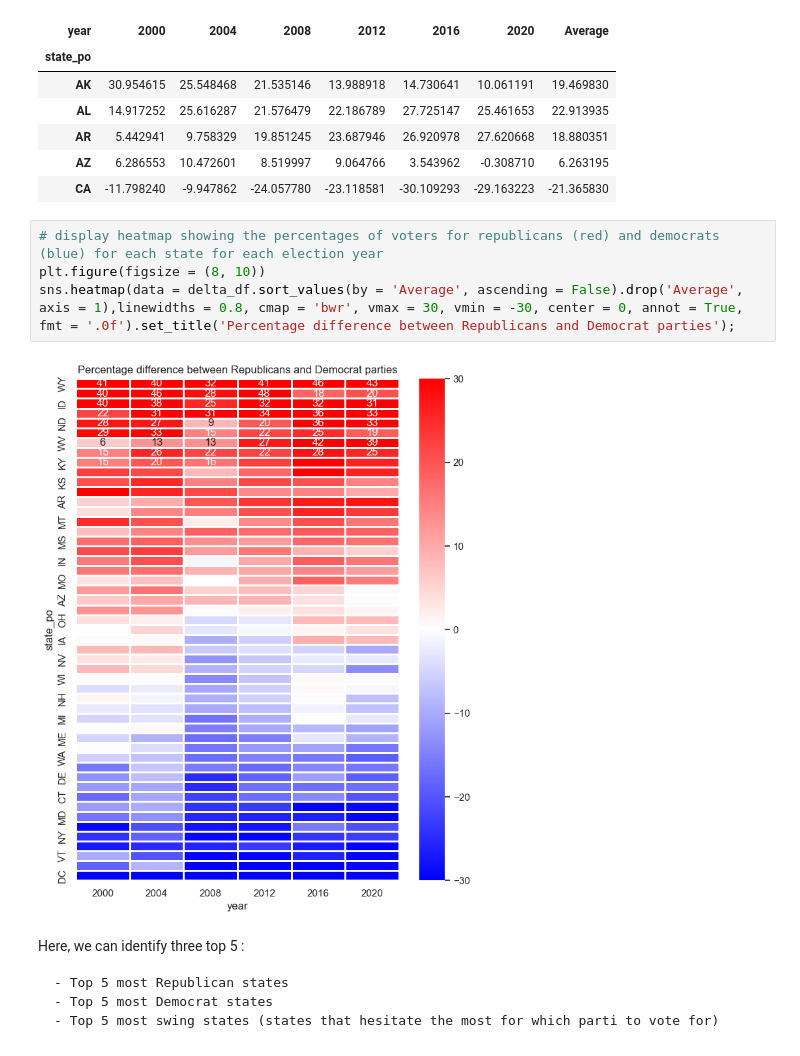
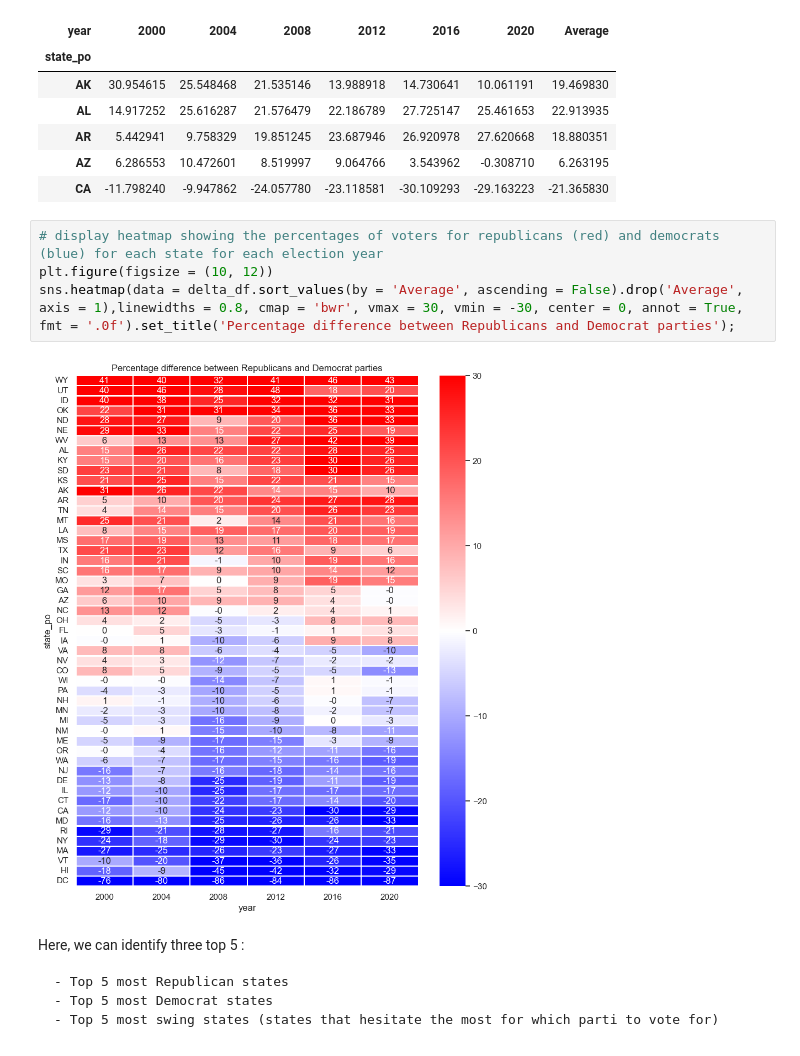
Before and after one commit to epfl-ada/ada-2024-project-casiervert952, a Jupyter notebook: results.ipynb, the cells around one changed output. Cells and saved outputs as stored; diff of their text form.

```diff
--- a/results.ipynb
+++ b/results.ipynb
@@ -531,10 +529,10 @@ delta_df.head()
 | CA | -11.798240 | -9.947862 | -24.057780 | -23.118581 | -30.109293 | -29.163223 | -21.365830 |
 # %%
 # display heatmap showing the percentages of voters for republicans (red) and democrats (blue) for each state for each election year
-plt.figure(figsize = (8, 10))
+plt.figure(figsize = (10, 12))
 sns.heatmap(data = delta_df.sort_values(by = 'Average', ascending = False).drop('Average', axis = 1),linewidths = 0.8, cmap = 'bwr', vmax = 30, vmin = -30, center = 0, annot = True, fmt = '.0f').set_title('Percentage difference between Republicans and Democrat parties');
 # %% [output]
-[figure, old version]
+[figure, new version]
 # %% [markdown]
 Here, we can identify three top 5 :
 
```
Also changed, not shown: parts of 4 cells of this notebook.
